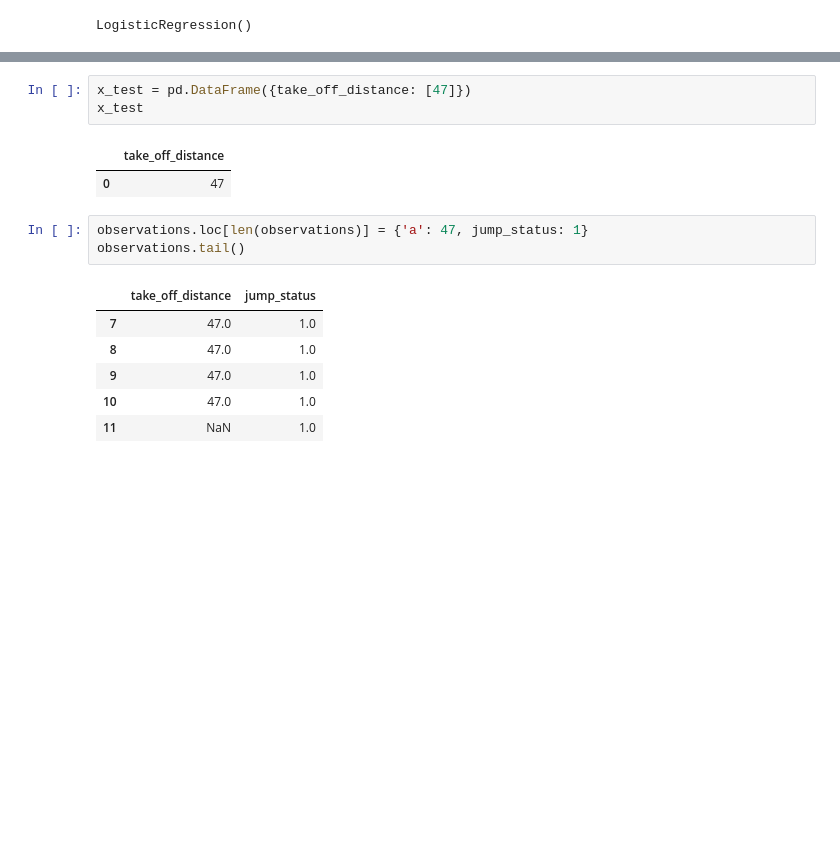
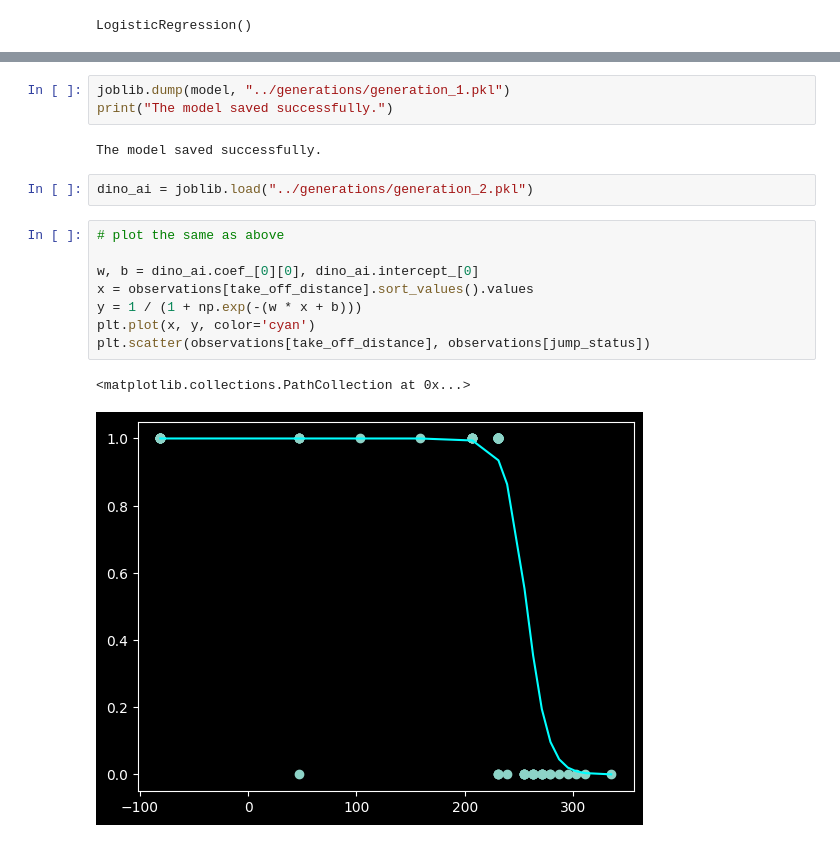
Before and after one commit to RohitMugalya/Chrome-Dino-AI, a Jupyter notebook: notebooks/eda.ipynb, the cells around one changed output, grey strips where cells are left out. Cells and saved outputs as stored; diff of their text form; blank space fills up the shorter version.

```diff
--- a/notebooks/eda.ipynb
+++ b/notebooks/eda.ipynb
@@ -58,16 +64,18 @@ plt.scatter(observations[take_off_distance], observations[jump_status])
-# %%
-x_test = pd.DataFrame({take_off_distance: [47]})
-x_test
-# %% [output]
-|  | take_off_distance |
-| 0 | 47 |
-# %%
-observations.loc[len(observations)] = {'a': 47, jump_status: 1}
-observations.tail()
-# %% [output]
-|  | take_off_distance | jump_status |
-| 7 | 47.0 | 1.0 |
-| 8 | 47.0 | 1.0 |
-| 9 | 47.0 | 1.0 |
-| 10 | 47.0 | 1.0 |
-| 11 | NaN | 1.0 |
+# %%
+joblib.dump(model, "../generations/generation_1.pkl")
+print("The model saved successfully.")
+# %% [output]
+The model saved successfully.
+# %%
+dino_ai = joblib.load("../generations/generation_2.pkl")
+# %%
+# plot the same as above
+
+w, b = dino_ai.coef_[0][0], dino_ai.intercept_[0]
+x = observations[take_off_distance].sort_values().values
+y = 1 / (1 + np.exp(-(w * x + b)))
+plt.plot(x, y, color='cyan')
+plt.scatter(observations[take_off_distance], observations[jump_status])
+# %% [output]
+<matplotlib.collections.PathCollection at 0x...>
+[figure, added]
```
Also changed, not shown: parts of 5 cells of this notebook, 4 other files.
